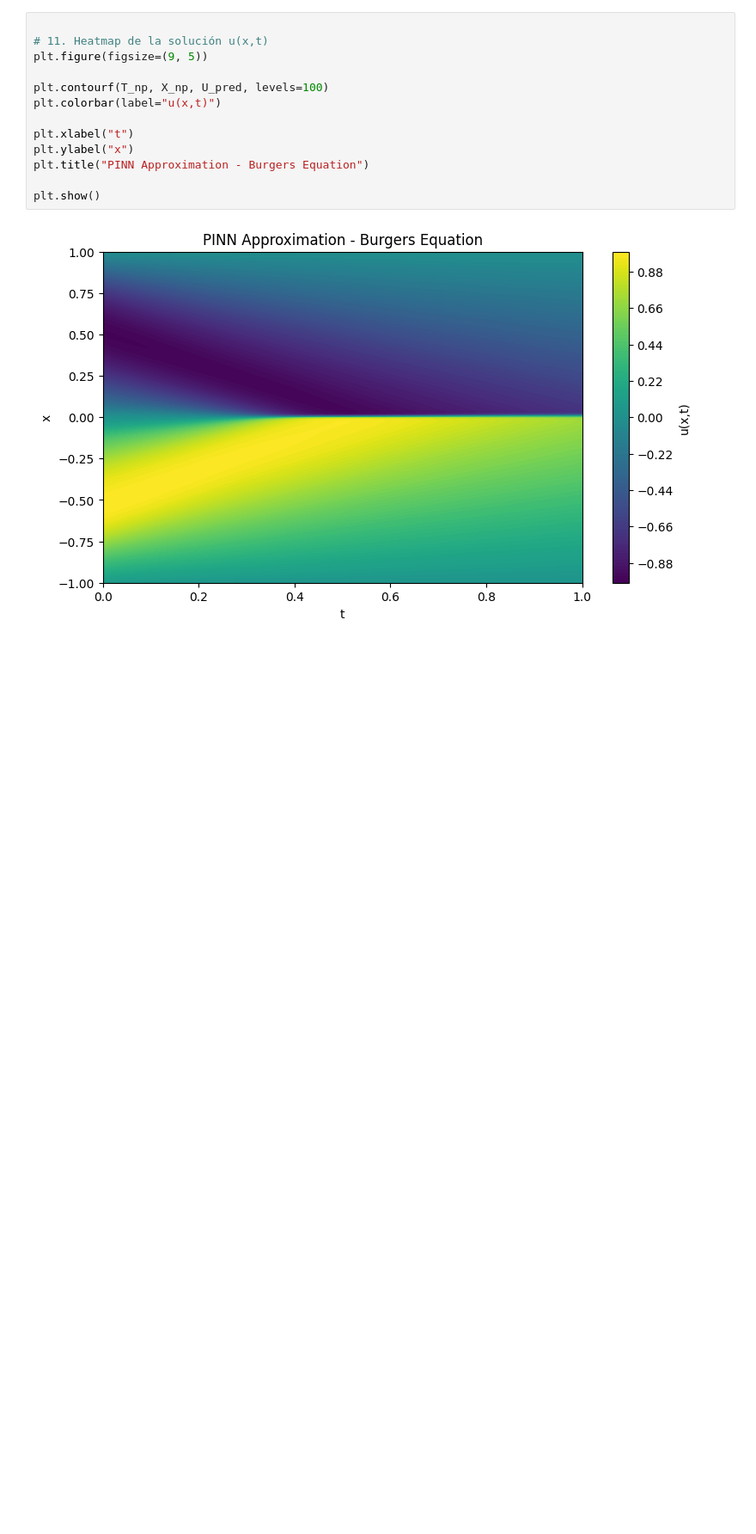
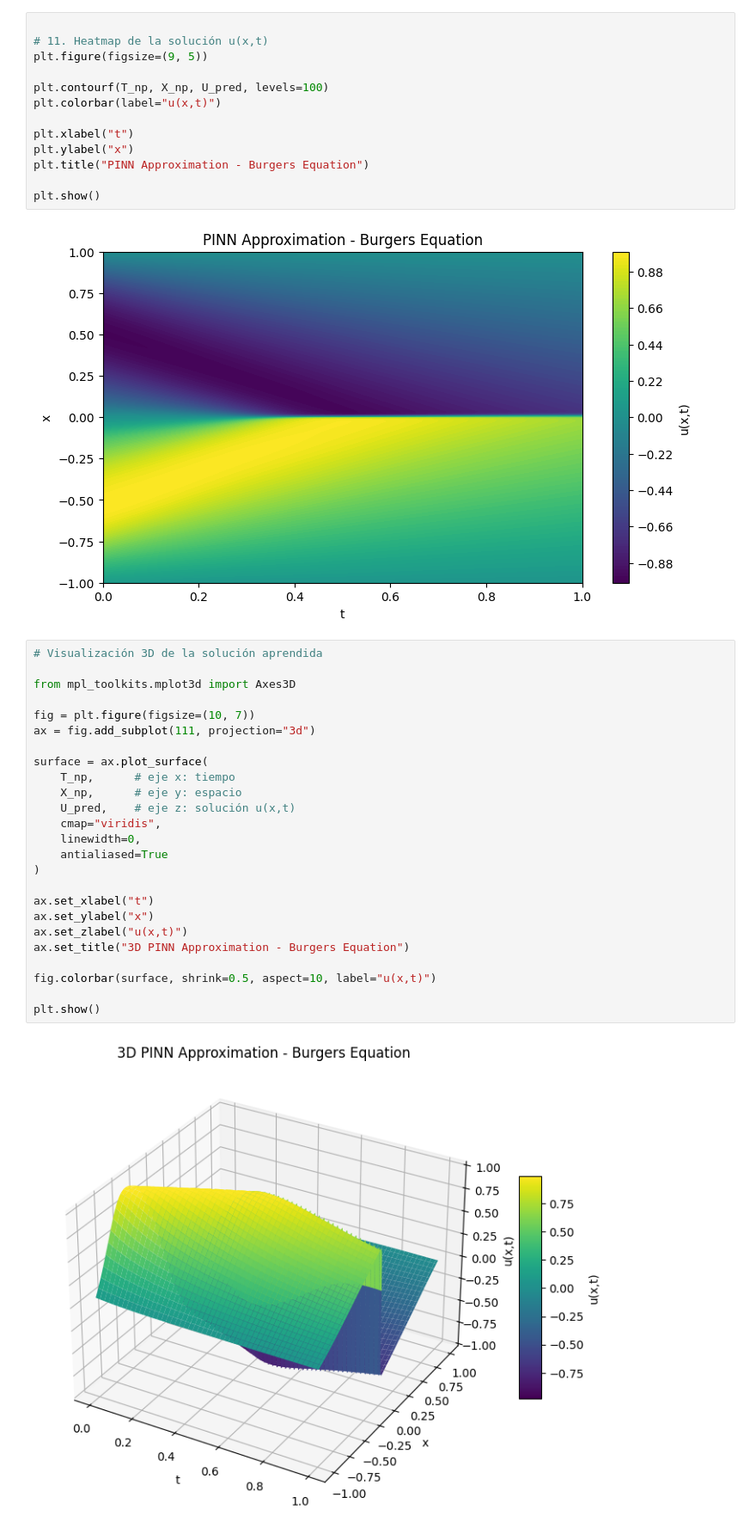
Before and after one commit to ADRIANVM117/quant-research-notes, a Jupyter notebook: PINNS_VS_PDEs/Reto_1.ipynb, the cells around one changed output. Shown at 86% size. Drawn from its saved outputs; the diff is of its cells as text; blank space fills up the shorter version.

Commit message:
PROGRESS PINNS Exercise I

```diff
--- a/PINNS_VS_PDEs/Reto_1.ipynb
+++ b/PINNS_VS_PDEs/Reto_1.ipynb
@@ -480,3 +505,30 @@ plt.title("PINN Approximation - Burgers Equation")
 plt.show()
 # %% [output]
 [figure]
+# %%
+# Visualización 3D de la solución aprendida
+
+from mpl_toolkits.mplot3d import Axes3D
+
+fig = plt.figure(figsize=(10, 7))
+ax = fig.add_subplot(111, projection="3d")
+
+surface = ax.plot_surface(
+    T_np,      # eje x: tiempo
+    X_np,      # eje y: espacio
+    U_pred,    # eje z: solución u(x,t)
+    cmap="viridis",
+    linewidth=0,
+    antialiased=True
+)
+
+ax.set_xlabel("t")
+ax.set_ylabel("x")
+ax.set_zlabel("u(x,t)")
+ax.set_title("3D PINN Approximation - Burgers Equation")
+
+fig.colorbar(surface, shrink=0.5, aspect=10, label="u(x,t)")
+
+plt.show()
+# %% [output]
+[figure, added]
```
Also changed, not shown: parts of 2 cells of this notebook.
